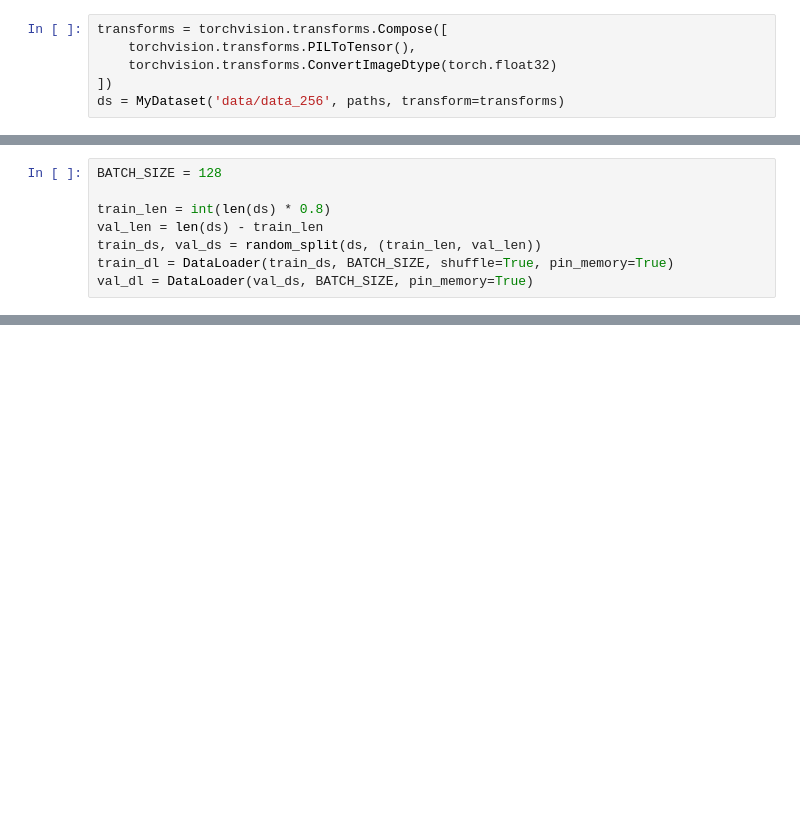
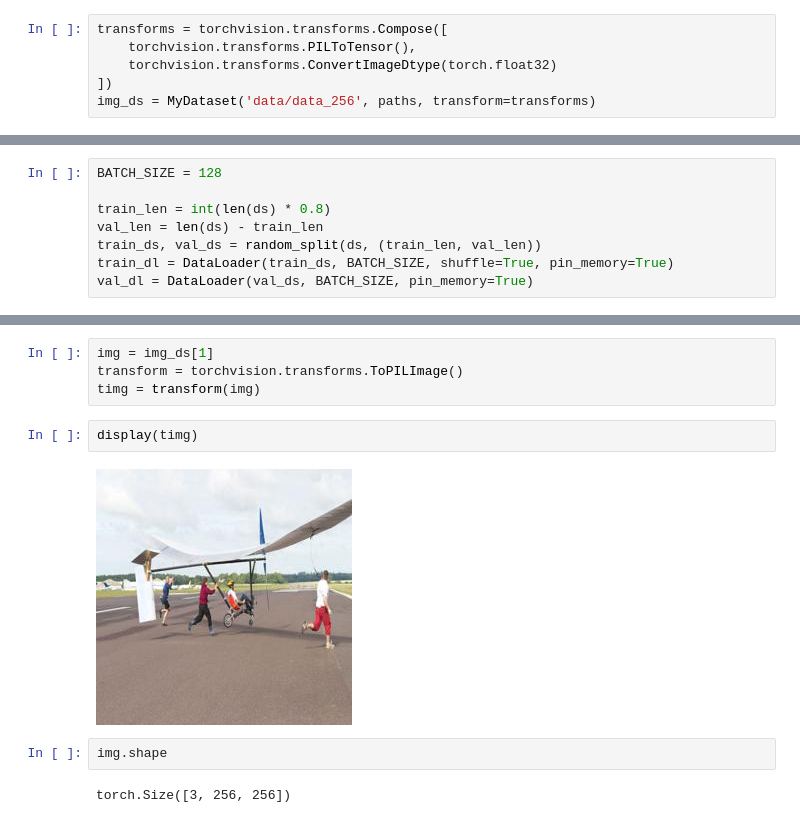
Before and after one commit to KajetanBilski/vision-stretcher, a Jupyter notebook: model_test.ipynb, the cells around one changed output, grey strips where cells are left out. Cells and saved outputs as stored; diff of their text form; blank space fills up the shorter version.

```diff
--- a/model_test.ipynb
+++ b/model_test.ipynb
@@ -51,4 +55,4 @@ transforms = torchvision.transforms.Compose([
     torchvision.transforms.PILToTensor(),
     torchvision.transforms.ConvertImageDtype(torch.float32)
 ])
-ds = MyDataset('data/data_256', paths, transform=transforms)
+img_ds = MyDataset('data/data_256', paths, transform=transforms)
@@ -88,0 +99,12 @@ KeyboardInterrupt:
+# %%
+img = img_ds[1]
+transform = torchvision.transforms.ToPILImage()
+timg = transform(img)
+# %%
+display(timg)
+# %% [output]
+[figure, added]
+# %%
+img.shape
+# %% [output]
+torch.Size([3, 256, 256])
```
Also changed, not shown: parts of 7 cells of this notebook, 3 other files.
